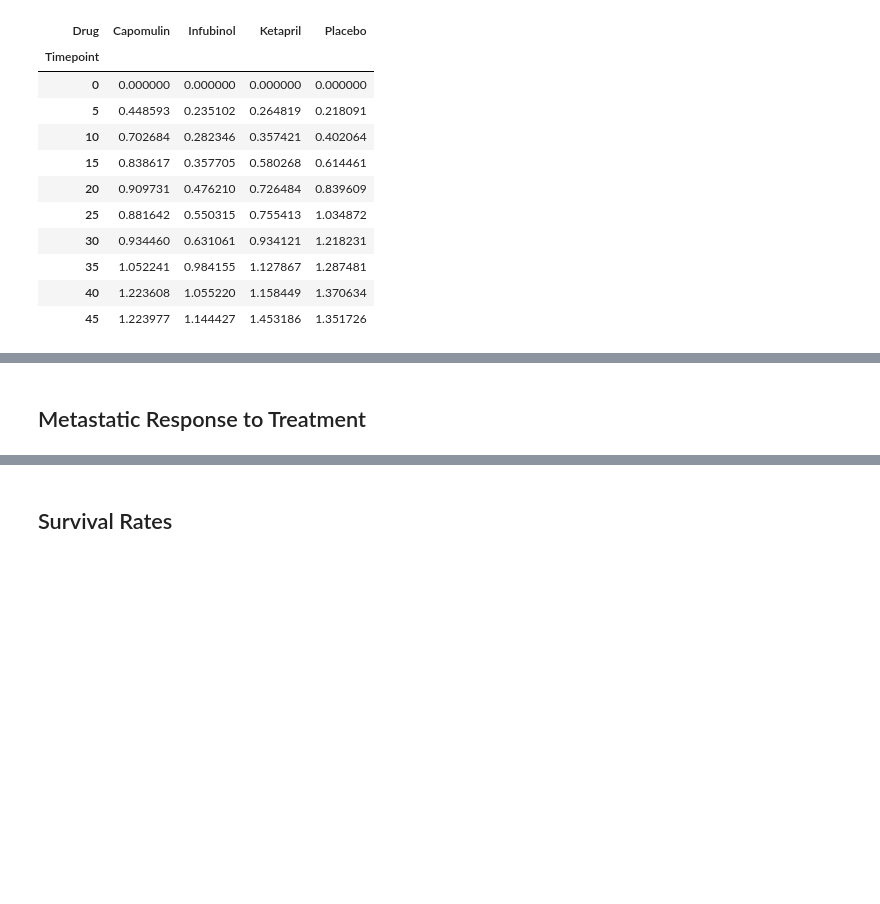
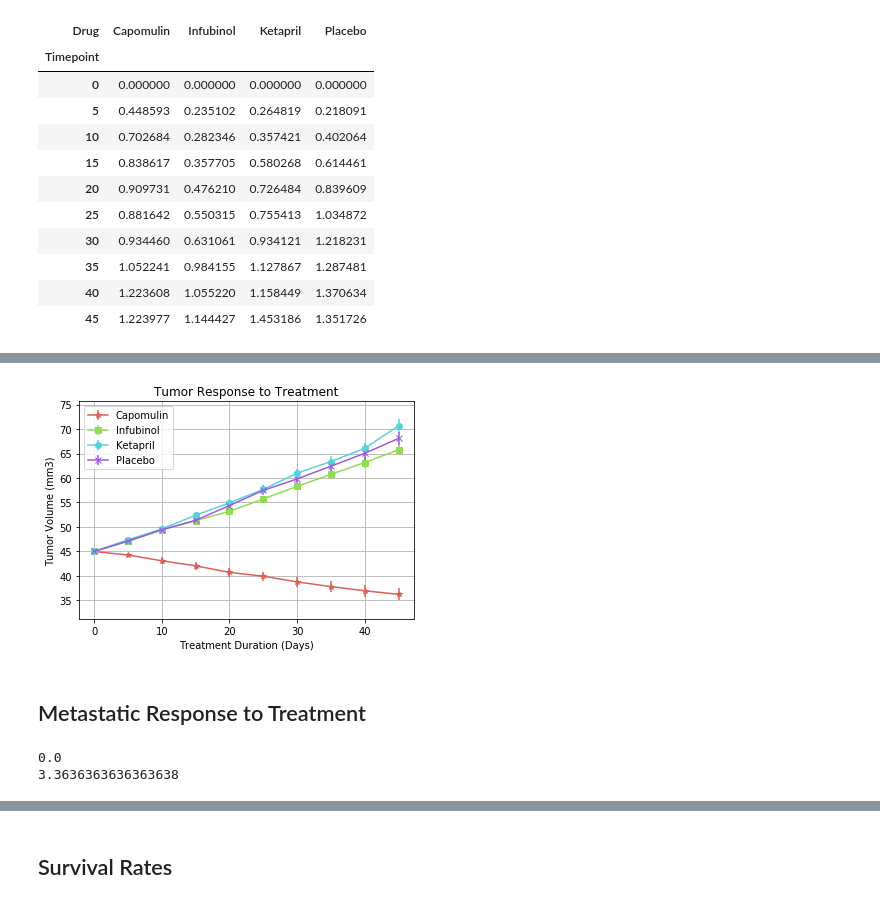
Before and after one commit to shuck0407/Pymaceuticals-Work, a Jupyter notebook: Huckleberry_pymaceuticals.ipynb, the cells around one changed output, grey strips where cells are left out. Saved outputs shown, nothing was run; the diff lists cells and outputs as text; code cells hidden in the pictures; blank space fills up the shorter version.

```diff
--- a/Huckleberry_pymaceuticals.ipynb
+++ b/Huckleberry_pymaceuticals.ipynb
@@ -201,7 +225,7 @@ sns.set_palette(current_palette_4)
 plt.grid(True)
 plt.ylim(min_volume, max_volume)
 plt.ylabel("Tumor Volume (mm3)")
-plt.xlabel("Time (Days)")
+plt.xlabel("Treatment Duration (Days)")
 plt.title("Tumor Response to Treatment")
 
 
@@ -214,16 +238,17 @@ time = list(drug_tumor_avg_df.index.values)
 plt.errorbar(time, capo_means, capo_sem, marker = "*", label = "Capomulin")
 
 #Plot Infubinol
-infub, = plt.plot(time, drug_tumor_avg_df.loc[:, ['Infubinol']], marker = "s", label = "Infubinol")
+plt.errorbar(time, infub_means, infub_sem, marker = "s", label = "Infubinol")
 
 #Plot Ketapril
-keta, = plt.plot(time, drug_tumor_avg_df.loc[:, ['Ketapril']], marker = "o", label = "Ketapril")
+plt.errorbar(time, keta_means, keta_sem, marker = "o", label = "Ketapril")
 
 #Plot Placebo
-placebo, = plt.plot(time, drug_tumor_avg_df.loc[:, ['Placebo']], marker = "x", label = "Placebo")
+plt.errorbar(time, placebo_means, placebo_sem, marker = "x", label = "Placebo")
 
 plt.legend(frameon=True)
-#eb = plt.errorbar(drug_final_df['Average Volume'], drug_final_df['SEM Volume'], fmt="none")
+
+plt.savefig('Tumor Response.png')
 
 plt.show()
 # %% [output]
@@ -232,2 +255,3 @@ plt.show()
+[figure, added]
 # %% [markdown]
 ## Metastatic Response to Treatment
@@ -249,0 +258,33 @@ plt.show()
+# %%
+#Calculate the mean of the metastatic sites grouped by Drug and Timepoint
+
+#First get rid of the volume and mice for this analysis because we don't need them
+drug_results_met_df = pd.DataFrame({'Drug' : drug_results_df['Drug'], 'Timepoint' : drug_results_df['Timepoint'],
+                                     'Metastatic Sites' : drug_results_df['Metastatic Sites']})
+
+drug_results_met_df.head(20)
+
+
+# Store the Mean Met. Site Data Grouped by Drug and Timepoint
+
+drug_mets_grp = drug_results_met_df.groupby(['Drug', 'Timepoint'])
+drug_mets_grp.mean()
+
+#Convert grouped results into a new dataframe
+
+drug_met_avg_df = pd.DataFrame(drug_mets_grp.mean().reset_index())
+drug_met_avg_df.head(20)
+
+#rename the mets column Average Met Sites
+
+drug_met_avg_df.columns = ['Drug', 'Timepoint', 'Average Met Sites']
+drug_met_avg_df.head(20)
+
+#Get the min and max of the average met sites to use as limits in our plot later on
+min_mets = drug_met_avg_df.min()['Average Met Sites']
+max_mets = drug_met_avg_df.max()['Average Met Sites']
+print(min_mets)
+print(max_mets)
+# %% [output]
+0.0
+3.3636363636363638
```
Also changed, not shown: parts of 15 cells of this notebook, 2 other files.
